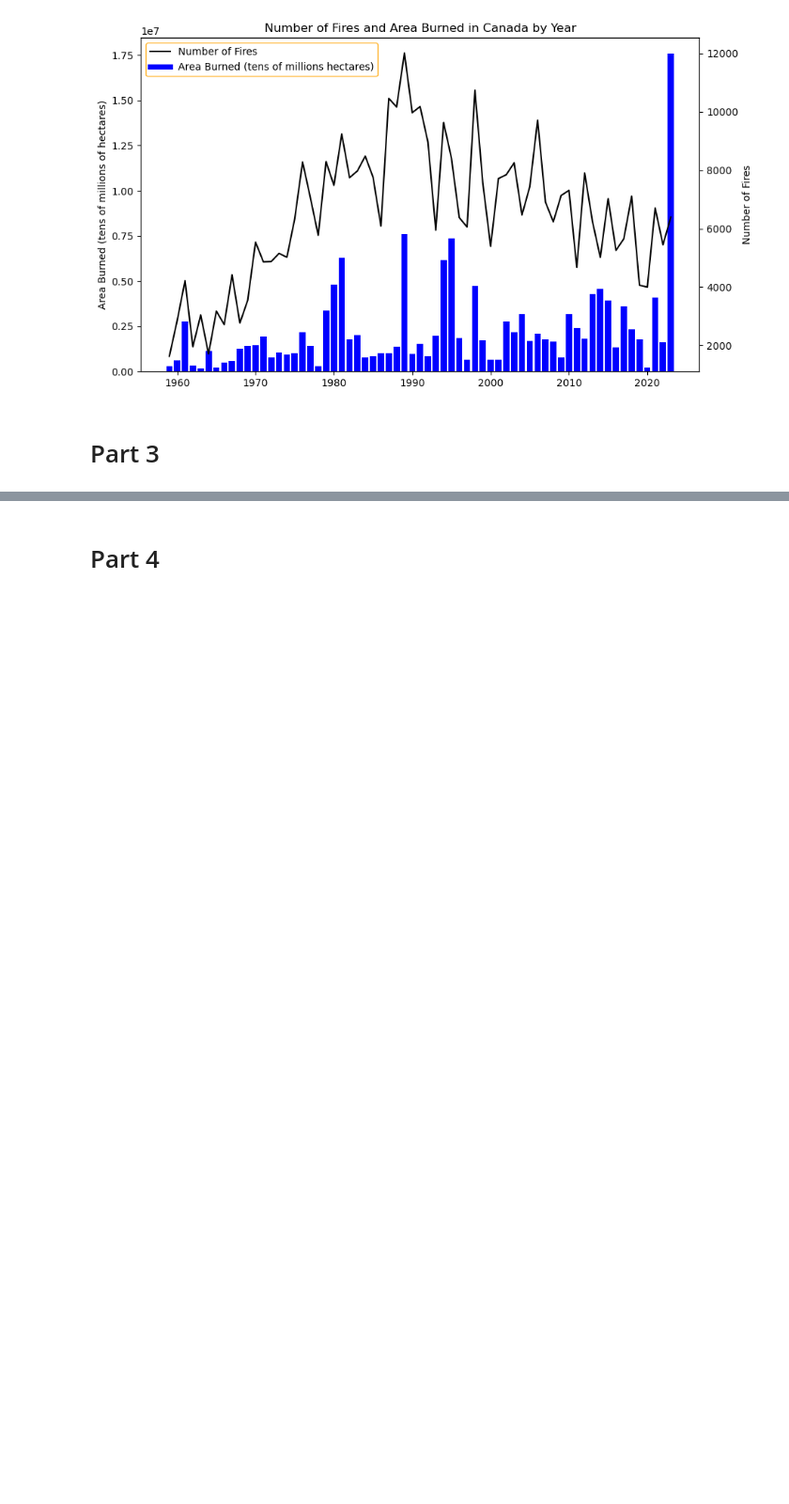
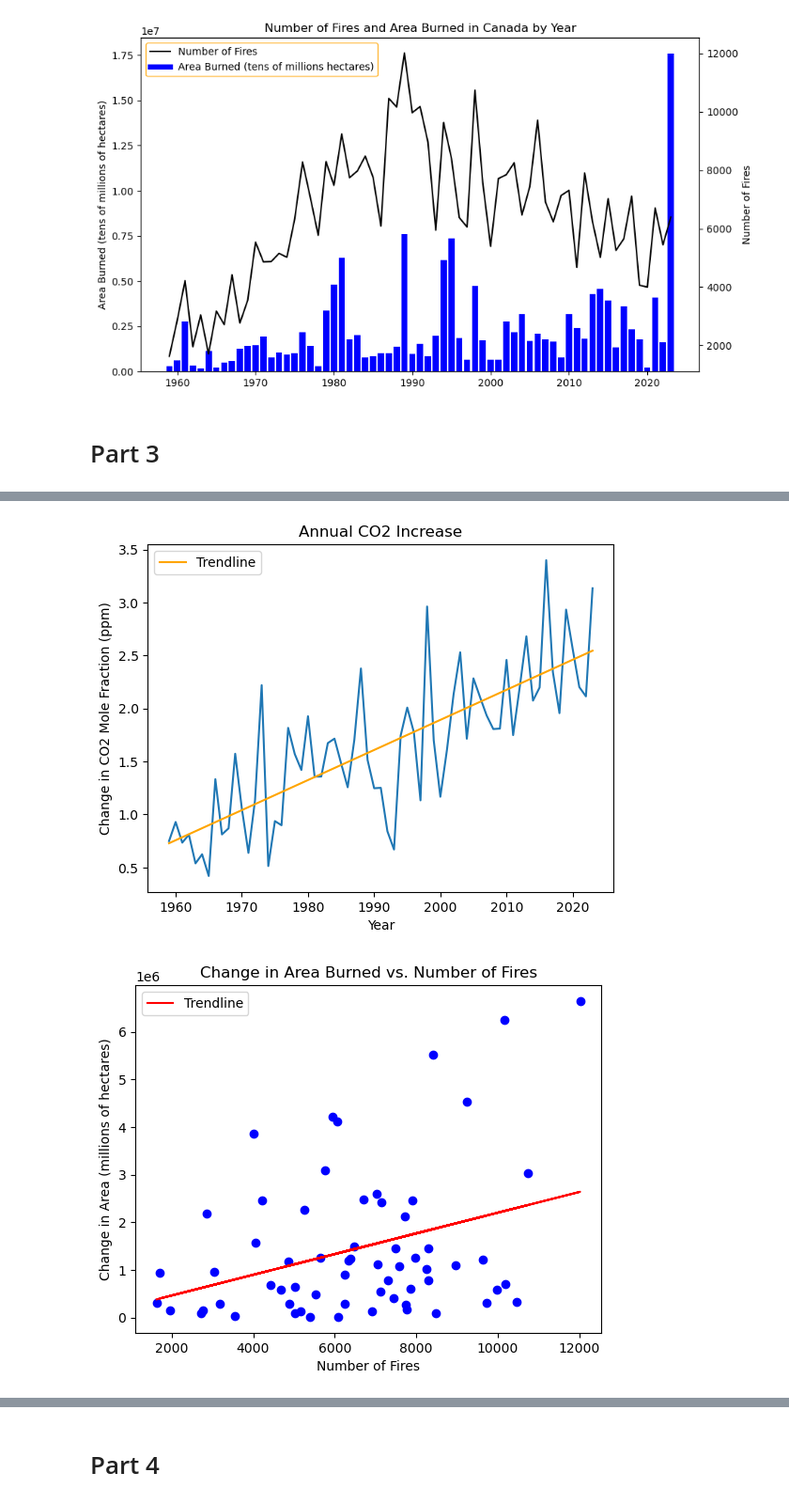
Before and after one commit to Ameridiem7903/ENDG310-Lab2, a Jupyter notebook: Lab2-data.ipynb, the cells around one changed output, grey strips where cells are left out. Shown at 94% size. Saved outputs shown, nothing was run; the diff lists cells and outputs as text; code cells hidden in the pictures; blank space fills up the shorter version.

```diff
--- a/Lab2-data.ipynb
+++ b/Lab2-data.ipynb
@@ -72,0 +48,79 @@ plt.show()
+# %%
+import numpy as np
+
+# CO2 increase vs. area burned
+co2_data = pd.read_csv('Data/co2_mm_mlo.csv', comment = '#')
+wildfire_data = pd.read_csv("Data/NFDB_point_stats.csv", comment = '#', thousands = ',')
+
+yearly_co2 = co2_data.groupby('year')['average'].mean()
+co2_difference = []
+iterator = 1959
+for values in yearly_co2:
+    if iterator == 2024:
+        continue
+    co2_difference.append(yearly_co2[iterator] - yearly_co2[iterator-1])
+    iterator += 1
+
+years = list(range(1959,2024))
+
+# Chat GPT: How to create a trendline using Matplotlib
+coefficients = np.polyfit(years, co2_difference, 1)
+slope, intercept = coefficients
+predicted_values = np.polyval(coefficients, years)
+
+plt.plot(years, co2_difference)
+plt.plot(years, predicted_values, label = 'Trendline', color = 'orange')
+plt.legend()
+plt.title("Annual CO2 Increase")
+plt.ylabel("Change in CO2 Mole Fraction (ppm)")
+plt.xlabel("Year")
+plt.show()
+
+###########################################################################################################################################
+
+# Change in area burned vs. number of fires
+area_diff = []
+area_data = wildfire_data["TOTAL_HA"]
+iterator = 2
+for values in area_data:
+    if iterator == 65:
+        continue
+    area_diff.append(abs(area_data[iterator] - area_data[iterator-1]))
+    iterator += 1
+
+fire_data = wildfire_data["FIRES"][2:]
+
+coefficients = np.polyfit(fire_data, area_diff, 1)
+slope, intercept = coefficients
+predicted_values = np.polyval(coefficients, fire_data)
+
+plt.scatter(fire_data, area_diff, color = 'blue')
+plt.plot(fire_data, predicted_values, label = 'Trendline', color = 'red')
+plt.title("Change in Area Burned vs. Number of Fires")
+plt.xlabel("Number of Fires")
+plt.ylabel("Change in Area (millions of hectares)")
+plt.legend()
+plt.show()
+###########################################################################################################################################
+
+# Fires > 200 ha and amount of CO2 per year
+recent_co2 = yearly_co2[1:]
+flipped_co2 = recent_co2[::-1]
+fig, ax1 = plt.subplots(figsize = (10,6))
+ax1.bar(data["YEAR"], data["TOTAL_HA"], color = 'orange', label = "Area burned, CNFDB")
+ax1.set_ylabel("Area Burned (tens of millions of hectares)")
+ax2 = ax1.twinx()
+ax2.plot(wildfire_data["YEAR"], flipped_co2, color = 'black', label = "Number of fires, CNFDB")
+
+# Legend wasn't working so I made one manually
+legend1 = plt.Line2D([], [], color = 'k', label = 'Yearly CO2 Mole Fraction')
+legend2 = plt.Line2D([], [], color = '#F39C12', linewidth = 5, label = 'Area Burned')
+ax1.legend(handles = [legend1, legend2], loc = 'upper left', frameon = True, edgecolor = 'orange')
+
+ax1.set_xlabel("Years")
+ax2.set_ylabel('Yearly CO2 Mole Fraction (ppm)')
+plt.title("Amount of CO2 and Area Burned per Year")
+plt.show()
+# %% [output]
+[figure, added]
+[figure, added]
```
Also changed, not shown: parts of 3 cells of this notebook.
